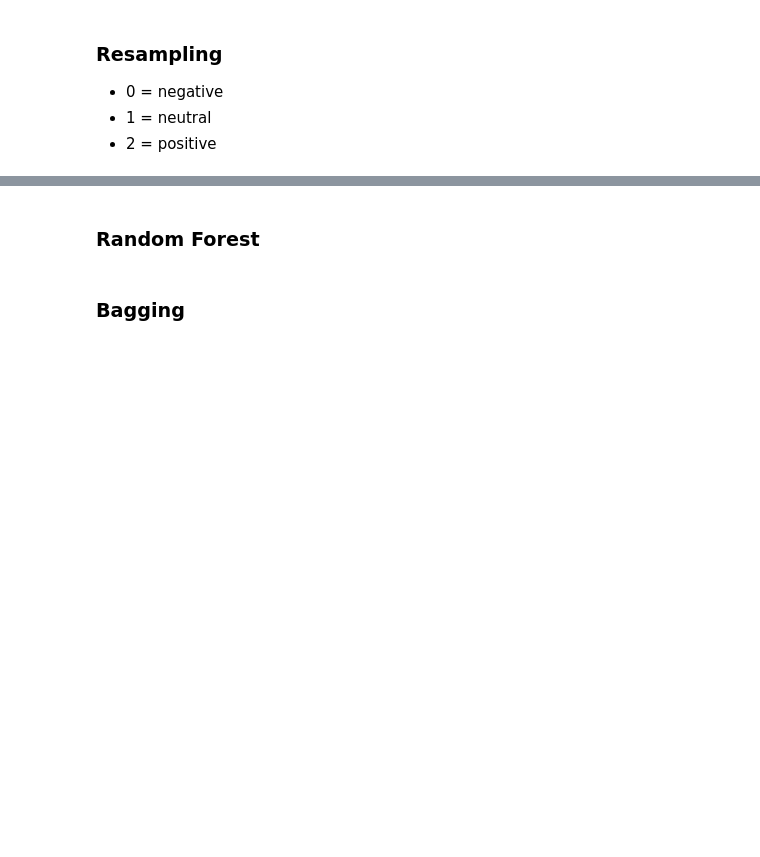
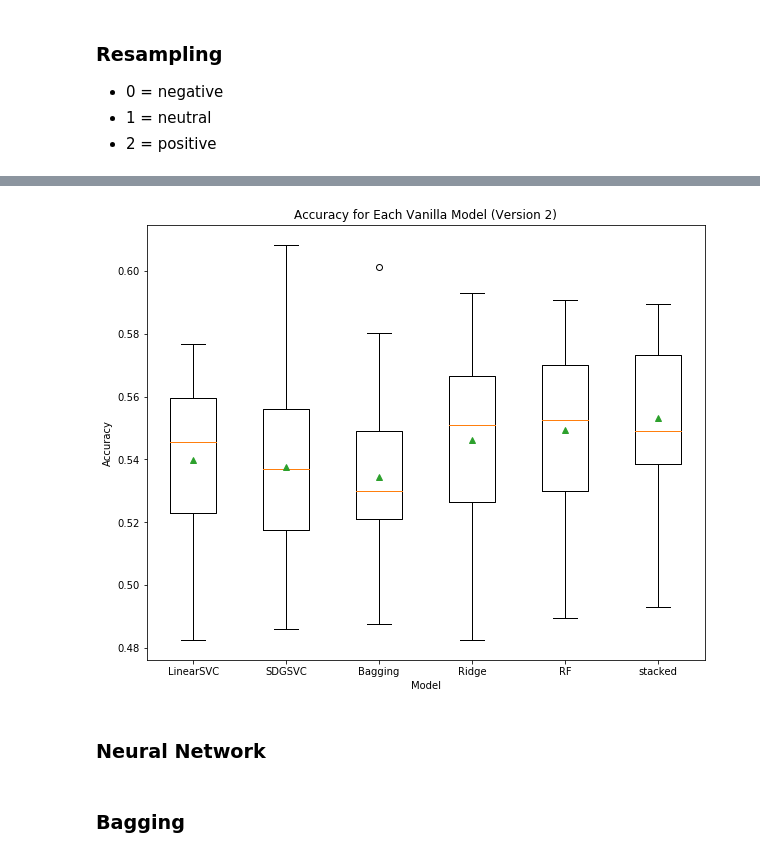
Before and after one commit to HeeebsInc/Google_Apple_Sentiment_Analysis, a Jupyter notebook: Modeling.ipynb, the cells around one changed output, grey strips where cells are left out. Cells and saved outputs as stored; diff of their text form; code cells hidden in the pictures; blank space fills up the shorter version.

```diff
--- a/Modeling.ipynb
+++ b/Modeling.ipynb
@@ -123,0 +126,23 @@ plt.show()
+# %%
+models = {'LinearSVC': LinearSVC(max_iter = 1250), 'SDGSVC': SGDClassifier(),
+          'Bagging': BaggingClassifier(), 'Ridge': RidgeClassifier(),
+          'RF': RandomForestClassifier()}
+
+#create stacked model
+stack_m = []
+for model, m in models.items():
+    stack_m.append((model, m))
+stack_model = StackingClassifier(estimators = stack_m, final_estimator = LogisticRegression(), cv = 5)
+models['stacked'] = stack_model
+
+#test each model and stacking
+results = []
+model_names = []
+pbar = tqdm(models.items())
+for model, m in pbar:
+    pbar.set_description(f'Evaluating {model.upper()}')
+    cv = RepeatedStratifiedKFold(n_splits = 5, n_repeats = 5)
+    scores = cross_val_score(m, x_train_new, y_train_new, scoring = 'accuracy', cv = cv, n_jobs = 12,
+                             error_score = 'raise')
+    results.append(scores)
+    model_names.append(model)
@@ -124,4 +152,11 @@ plt.show()
+# %%
+plt.figure(figsize = (10,8))
+plt.boxplot(results, labels = model_names, showmeans = True)
+plt.title('Accuracy for Each Vanilla Model (Version 2)')
+plt.ylabel('Accuracy'); plt.xlabel('Model')
+plt.savefig('figures/BaselineAccuracy2.png')
+plt.show()
+# %% [output]
+[figure, added]
 # %%
 assert False
-# %% [markdown]
-### Random Forest
@@ -140,0 +163,2 @@ print(f'Test Accuracy: {rf.score(x_test, y_test)}')
+# %% [markdown]
+### Neural Network
```
Also changed, not shown: parts of 10 cells of this notebook, 5 other files.
